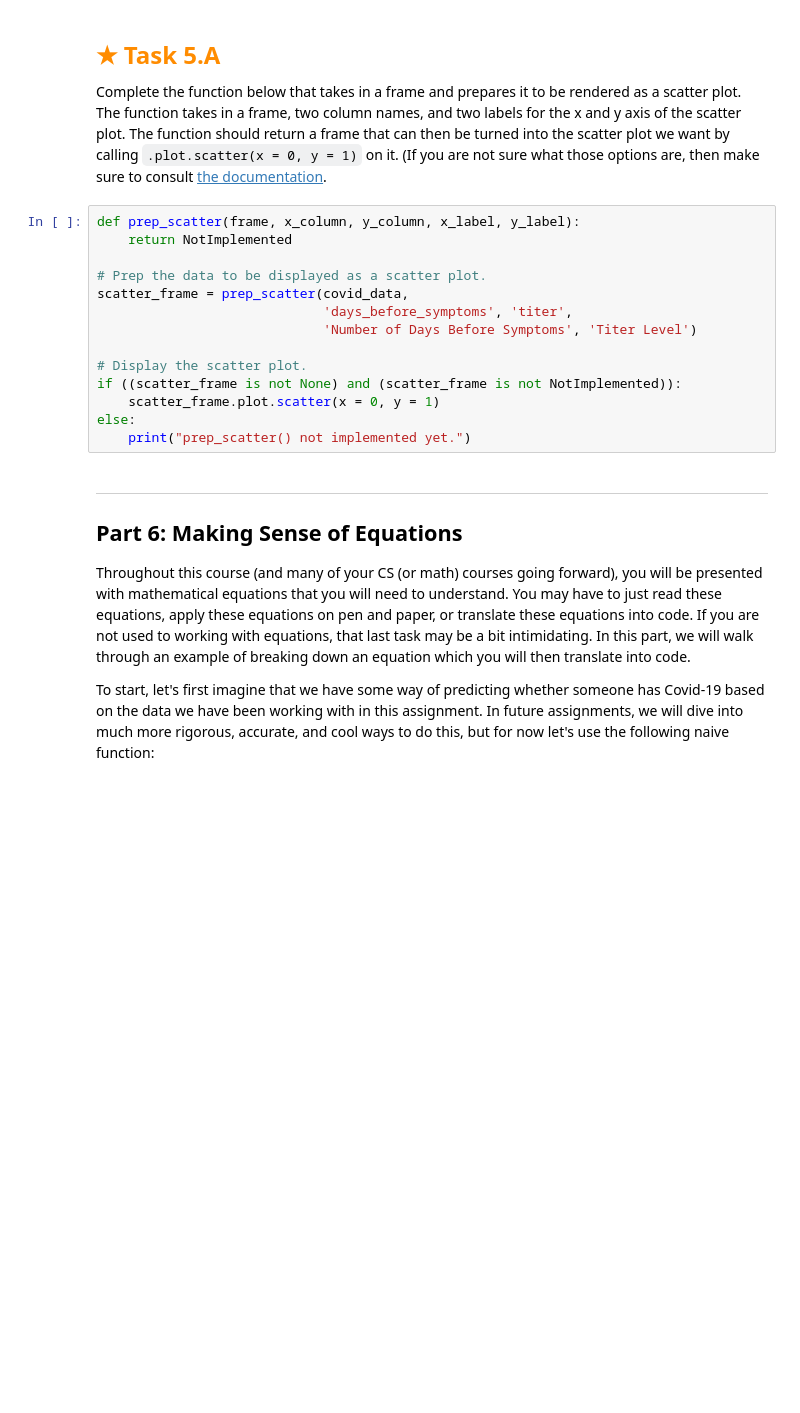
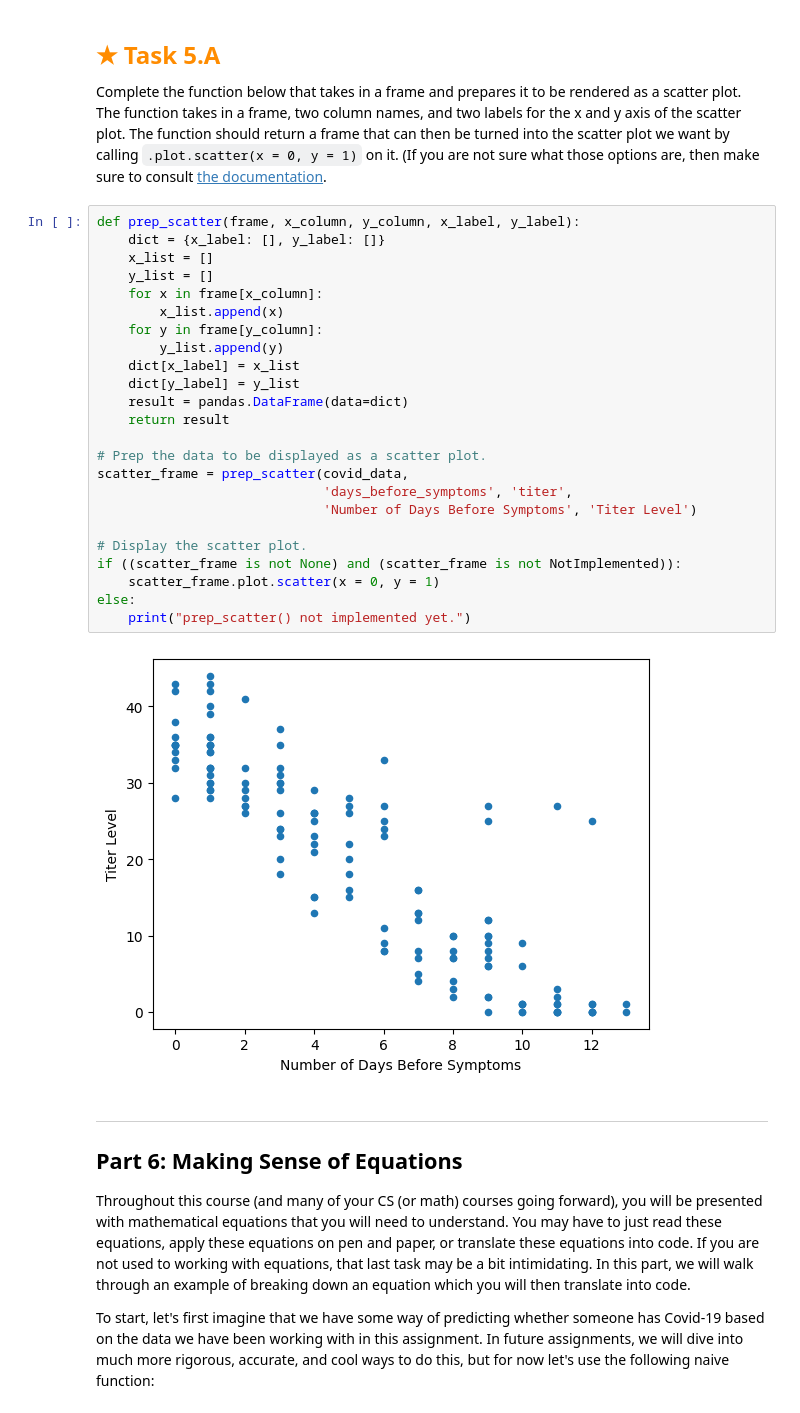
Before and after one commit to VNGucsc/CSE40-HW1, a Jupyter notebook: assignment.ipynb, the cells around one changed output. Drawn from its saved outputs; the diff is of its cells as text; blank space fills up the shorter version.

```diff
--- a/assignment.ipynb
+++ b/assignment.ipynb
@@ -1177,18 +1351,30 @@ The function should return a frame that can then be turned into the scatter plot
 (If you are not sure what those options are, then make sure to consult [the documentation](https://pandas.pydata.org/pandas-docs/stable/reference/api/pandas.DataFrame.plot.scatter.html).
 # %%
 def prep_scatter(frame, x_column, y_column, x_label, y_label):
-    return NotImplemented
+    dict = {x_label: [], y_label: []}
+    x_list = []
+    y_list = []
+    for x in frame[x_column]:
+        x_list.append(x)
+    for y in frame[y_column]:
+        y_list.append(y)
+    dict[x_label] = x_list
+    dict[y_label] = y_list
+    result = pandas.DataFrame(data=dict)
+    return result
 
 # Prep the data to be displayed as a scatter plot.
 scatter_frame = prep_scatter(covid_data,
                              'days_before_symptoms', 'titer',
                              'Number of Days Before Symptoms', 'Titer Level')
 
 # Display the scatter plot.
 if ((scatter_frame is not None) and (scatter_frame is not NotImplemented)):
     scatter_frame.plot.scatter(x = 0, y = 1)
 else:
     print("prep_scatter() not implemented yet.")
+# %% [output]
+[figure, added]
 # %% [markdown]
 ---
 
```
Also changed, not shown: parts of 26 cells of this notebook.
